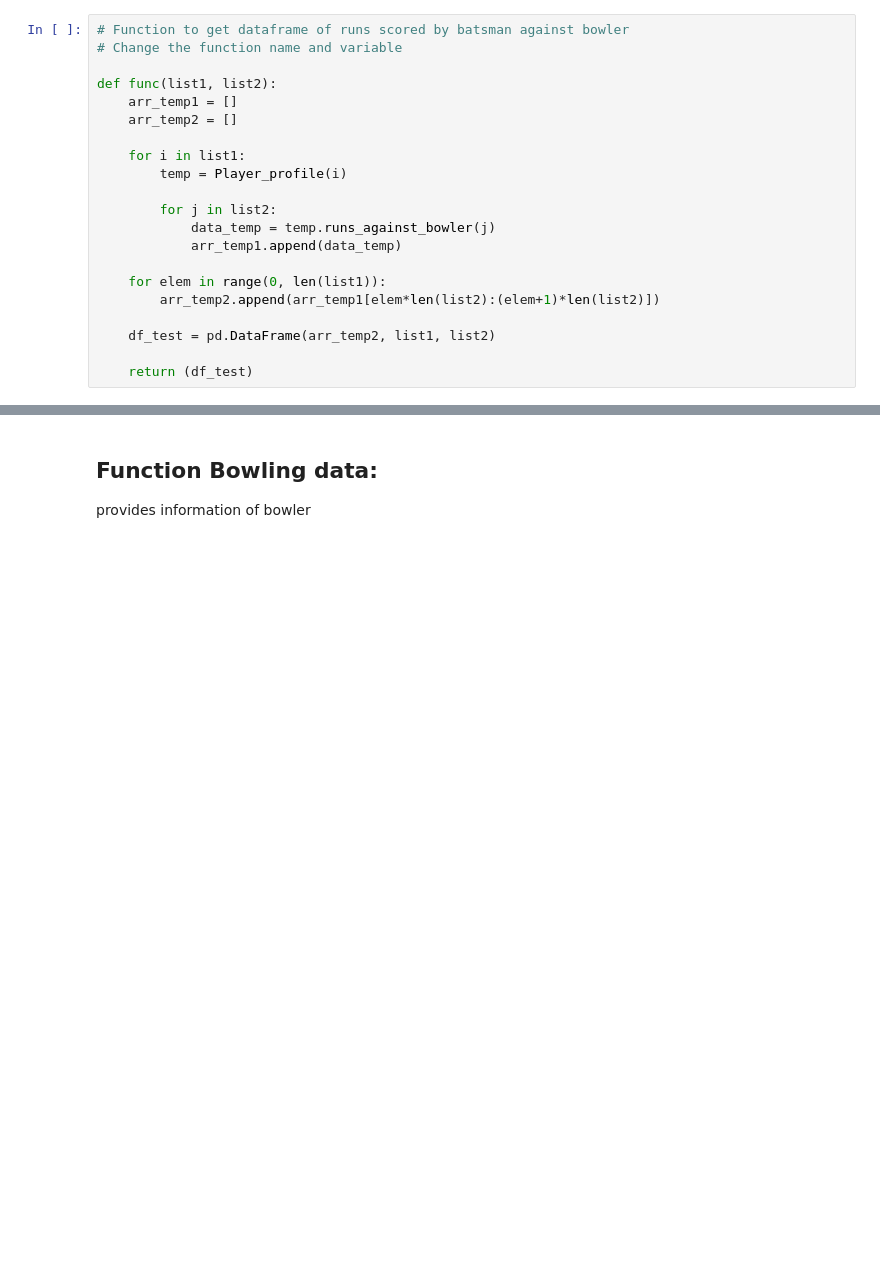
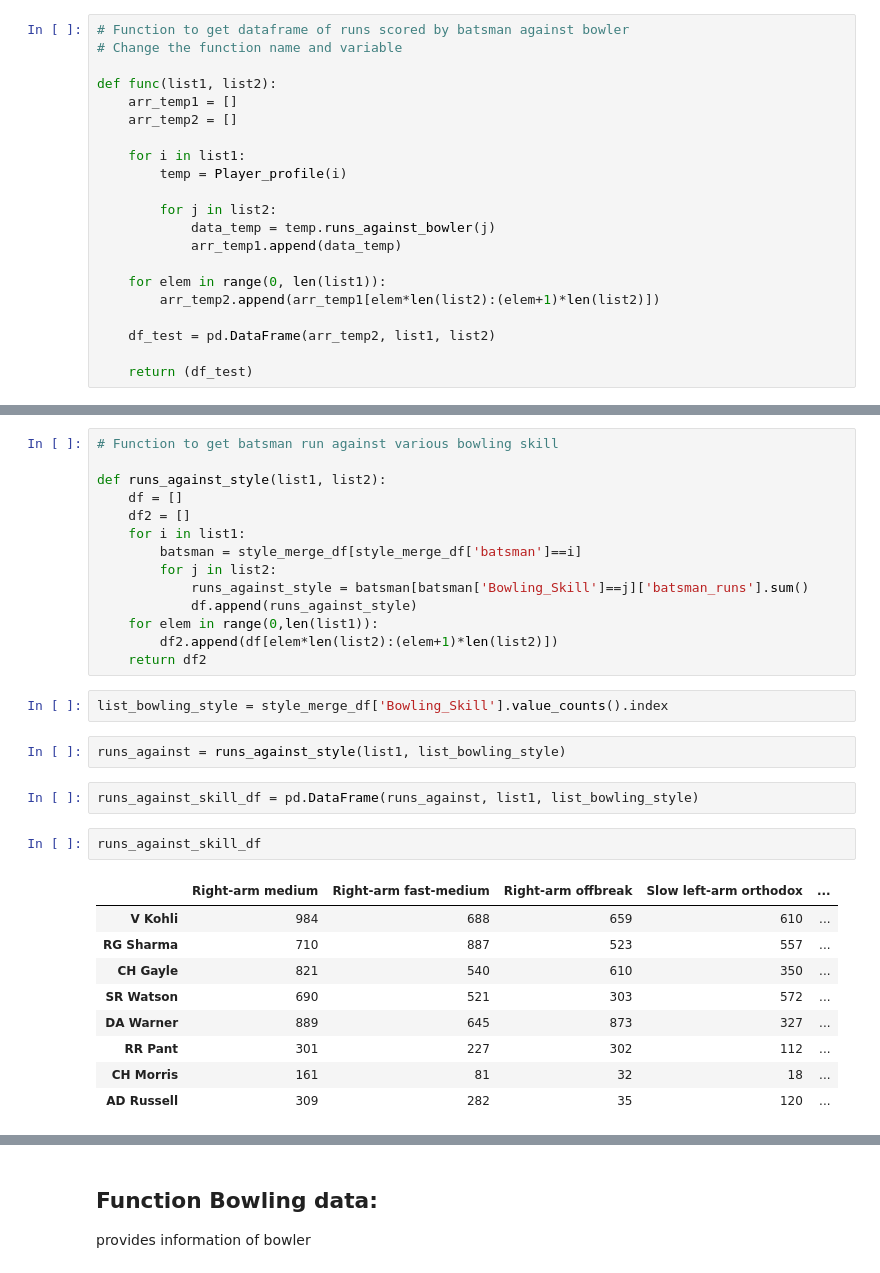
Before and after one commit to Utkarsh736/IPL_Data_Analysis, a Jupyter notebook: Template.ipynb, the cells around one changed output, grey strips where cells are left out. Drawn from its saved outputs; the diff is of its cells as text; blank space fills up the shorter version.

```diff
--- a/Template.ipynb
+++ b/Template.ipynb
@@ -210,0 +192,32 @@ style_merge_df
+# %%
+# Function to get batsman run against various bowling skill
+
+def runs_against_style(list1, list2):
+    df = []
+    df2 = []
+    for i in list1:
+        batsman = style_merge_df[style_merge_df['batsman']==i]
+        for j in list2:
+            runs_against_style = batsman[batsman['Bowling_Skill']==j]['batsman_runs'].sum()
+            df.append(runs_against_style)
+    for elem in range(0,len(list1)):
+        df2.append(df[elem*len(list2):(elem+1)*len(list2)])
+    return df2
+# %%
+list_bowling_style = style_merge_df['Bowling_Skill'].value_counts().index
+# %%
+runs_against = runs_against_style(list1, list_bowling_style)
+# %%
+runs_against_skill_df = pd.DataFrame(runs_against, list1, list_bowling_style)
+# %%
+runs_against_skill_df
+# %% [output]
+|  | Right-arm medium | Right-arm fast-medium | Right-arm offbreak | Slow left-arm orthodox | ... |
+| V Kohli | 984 | 688 | 659 | 610 | ... |
+| RG Sharma | 710 | 887 | 523 | 557 | ... |
+| CH Gayle | 821 | 540 | 610 | 350 | ... |
+| SR Watson | 690 | 521 | 303 | 572 | ... |
+| DA Warner | 889 | 645 | 873 | 327 | ... |
+| RR Pant | 301 | 227 | 302 | 112 | ... |
+| CH Morris | 161 | 81 | 32 | 18 | ... |
+| AD Russell | 309 | 282 | 35 | 120 | ... |
```
Also changed, not shown: parts of 15 cells of this notebook.
